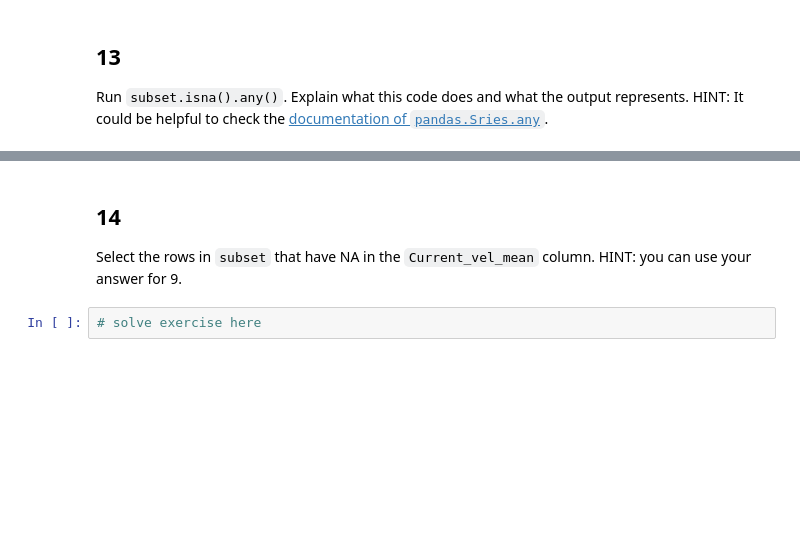
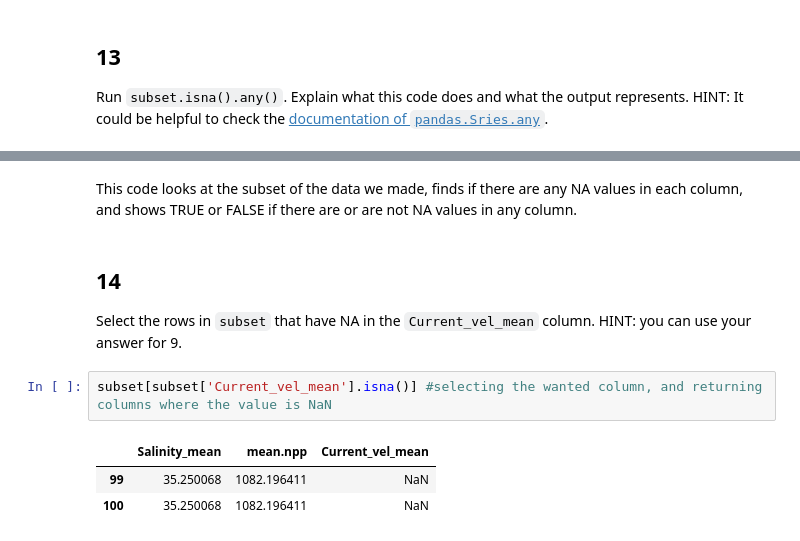
Before and after one commit to shmuir/eds220-hwk-1, a Jupyter notebook: hwk1-task3.ipynb, the cells around one changed output, grey strips where cells are left out. Cells and saved outputs as stored; diff of their text form; blank space fills up the shorter version.

```diff
--- a/hwk1-task3.ipynb
+++ b/hwk1-task3.ipynb
@@ -291,6 +286,12 @@ Run `subset.isna().any()`. Explain what this code does and what the output repre
+# %% [markdown]
+This code looks at the subset of the data we made, finds if there are any NA values in each column, and shows TRUE or FALSE if there are or are not NA values in any column.
 # %% [markdown]
 ## 14
 
 Select the rows in `subset` that have NA in the `Current_vel_mean` column. HINT: you can use your answer for 9.
-# %%
-# solve exercise here
+# %%
+subset[subset['Current_vel_mean'].isna()] #selecting the wanted column, and returning columns where the value is NaN
+# %% [output]
+|  | Salinity_mean | mean.npp | Current_vel_mean |
+| 99 | 35.250068 | 1082.196411 | NaN |
+| 100 | 35.250068 | 1082.196411 | NaN |
```
Also changed, not shown: parts of 4 cells of this notebook.
